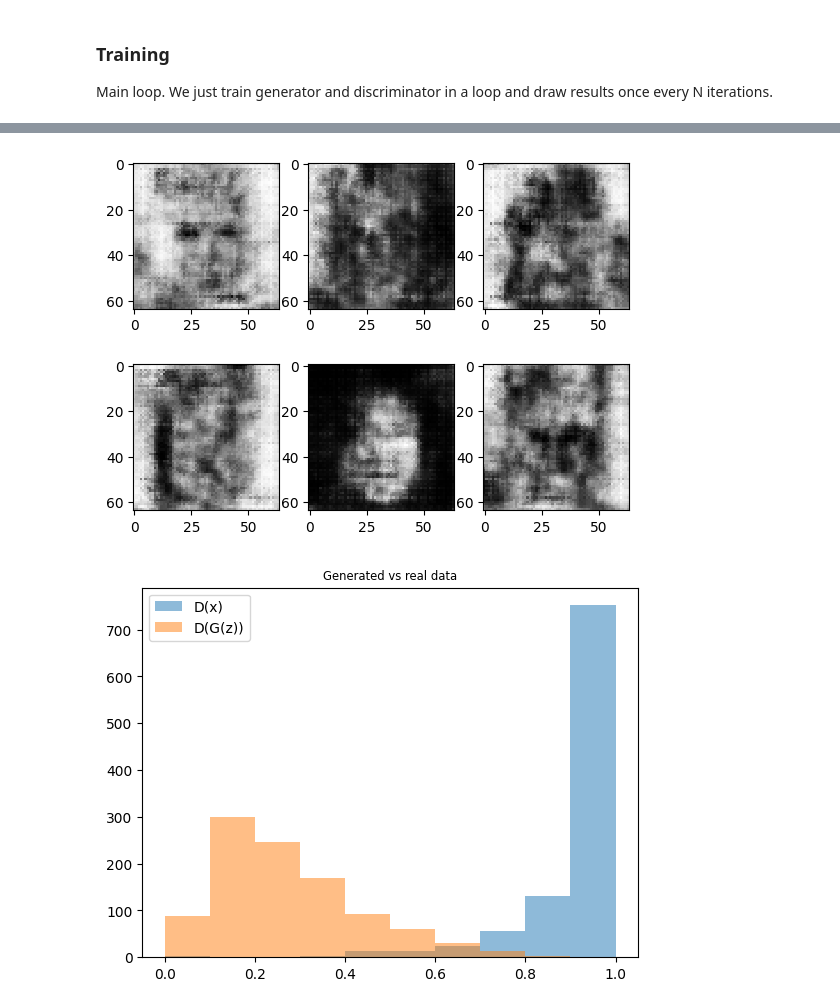
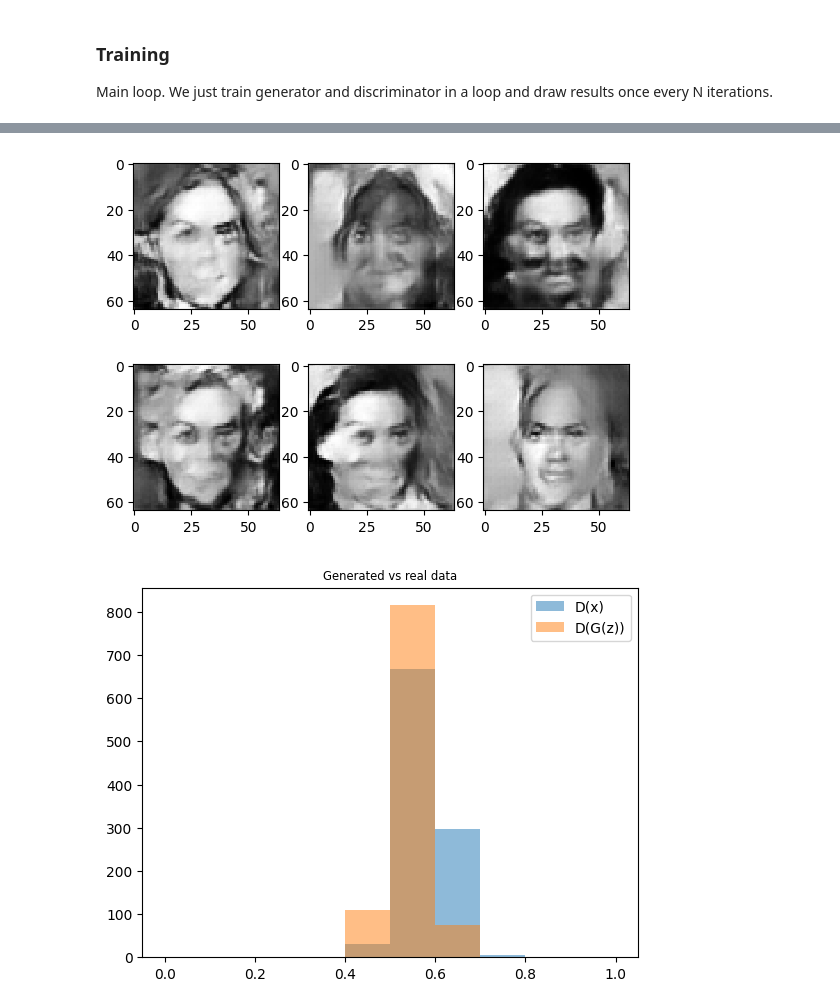
Before and after one commit to tkharisov7/deep_vision_and_graphics, a Jupyter notebook: homework04/homework-part1-gan.ipynb, the cells around one changed output, grey strips where cells are left out. Saved outputs shown, nothing was run; the diff lists cells and outputs as text; code cells hidden in the pictures.

```diff
--- a/homework04/homework-part1-gan.ipynb
+++ b/homework04/homework-part1-gan.ipynb
@@ -264,6 +329,7 @@ def generator_loss(noise):
     3. return generator loss (should be scalar)
     """
     generated_data = generator(noise)
+    generated_data = DiffAugment(generated_data)
 
     disc_on_generated_data = discriminator(generated_data)
 
@@ -313,10 +382,16 @@ Here we define a few helper functions that draw current data distributions and s
 # %%
 #!L
 def sample_images(nrow, ncol, sharp=False):
-    images = generator(sample_noise_batch(batch_size=nrow*ncol))
-    images = images.data.cpu().numpy().transpose([0, 2, 3, 1])
-    if np.var(images)!=0:
-        images = images.clip(0, 1)
+    was_training = generator.training
+    generator.eval()
+    with torch.no_grad():
+        images = generator(sample_noise_batch(batch_size=nrow*ncol))
+        images = (images * 0.5 + 0.5).clamp(0, 1)
+        images = images.data.cpu().numpy().transpose([0, 2, 3, 1])
+    if was_training:
+        generator.train()
+    # if np.var(images)!=0:
+    #     images = images.clip(0, 1)
     for i in range(nrow*ncol):
         plt.subplot(nrow,ncol,i+1)
         if sharp:
@@ -344,8 +419,9 @@ We just train generator and discriminator in a loop and draw results once every
 # %%
 #!L
 # optimizers
-disc_opt = torch.optim.SGD(discriminator.parameters(), lr=5e-3)
-gen_opt = torch.optim.Adam(generator.parameters(), lr=1e-4)
+# hyperparams from DCGAN paper, from where we stole the arch
+disc_opt = torch.optim.Adam(discriminator.parameters(), lr=4e-4, betas=(0.0, 0.9))
+gen_opt = torch.optim.Adam(generator.parameters(), lr=2e-4, betas=(0.0, 0.9))
 # %%
 !pip3 install tqdm
 # %% [output]
@@ -357,38 +430,47 @@ Successfully installed tqdm-4.67.1
 # %%
 #!L
 from IPython import display
 from tqdm.auto import tqdm
 
 batch_size = 100
 loader = DataLoader(train_dataset, batch_size=batch_size, shuffle=True, drop_last=True)
 
+generator.train()
+discriminator.train()
+max_iter = 15000
+global_step = 0
+
 for epoch in range(25):
-    for iteration, (batch, _) in tqdm(enumerate(loader)):
+    for iteration, (batch, _) in tqdm(enumerate(loader), total=len(loader)):
 
         # Train discriminator
         real_data = batch.cuda() if use_cuda else batch.cpu()
         fake_data = generator(sample_noise_batch(batch_size))
-        loss = discriminator_loss(real_data, fake_data)
-        disc_opt.zero_grad()
-        loss.backward()
+        d_loss = discriminator_loss(real_data, fake_data)
+        disc_opt.zero_grad(set_to_none=True)
+        d_loss.backward()
         disc_opt.step()
 
         # Train generator
-        if iteration % 5 == 0:
-            noise = sample_noise_batch(batch_size)
-            loss = generator_loss(noise)
-            gen_opt.zero_grad()
-            loss.backward()
-            gen_opt.step()
+        g_noise = sample_noise_batch(batch_size)
+        g_loss = generator_loss(g_noise)
+        gen_opt.zero_grad(set_to_none=True)
+        g_loss.backward()
+        gen_opt.step()
+
+        global_step += 1
 
         if iteration % 100 == 0:
             print(epoch)
             display.clear_output(wait=True)
             sample_images(2,3,True)
             sample_probas(1000)
+
+        if global_step >= max_iter:
+            break
 # %% [output]
-[figure, old version]
+[figure, new version]
-[figure, old version]
+[figure, new version]
 # %%
 #!L
 plt.figure(figsize=[16, 24])
```
Also changed, not shown: parts of 16 cells of this notebook, 1 other file.
